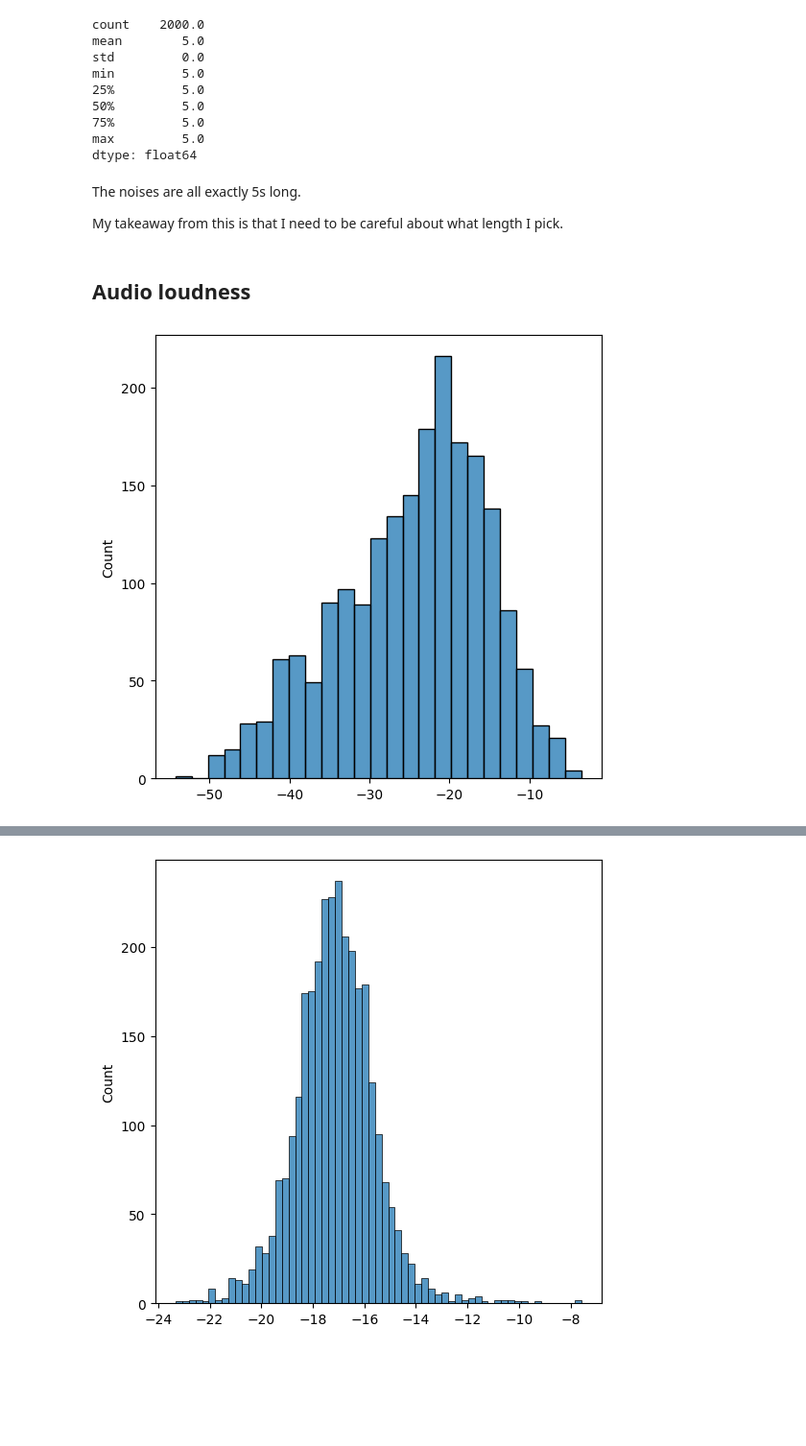
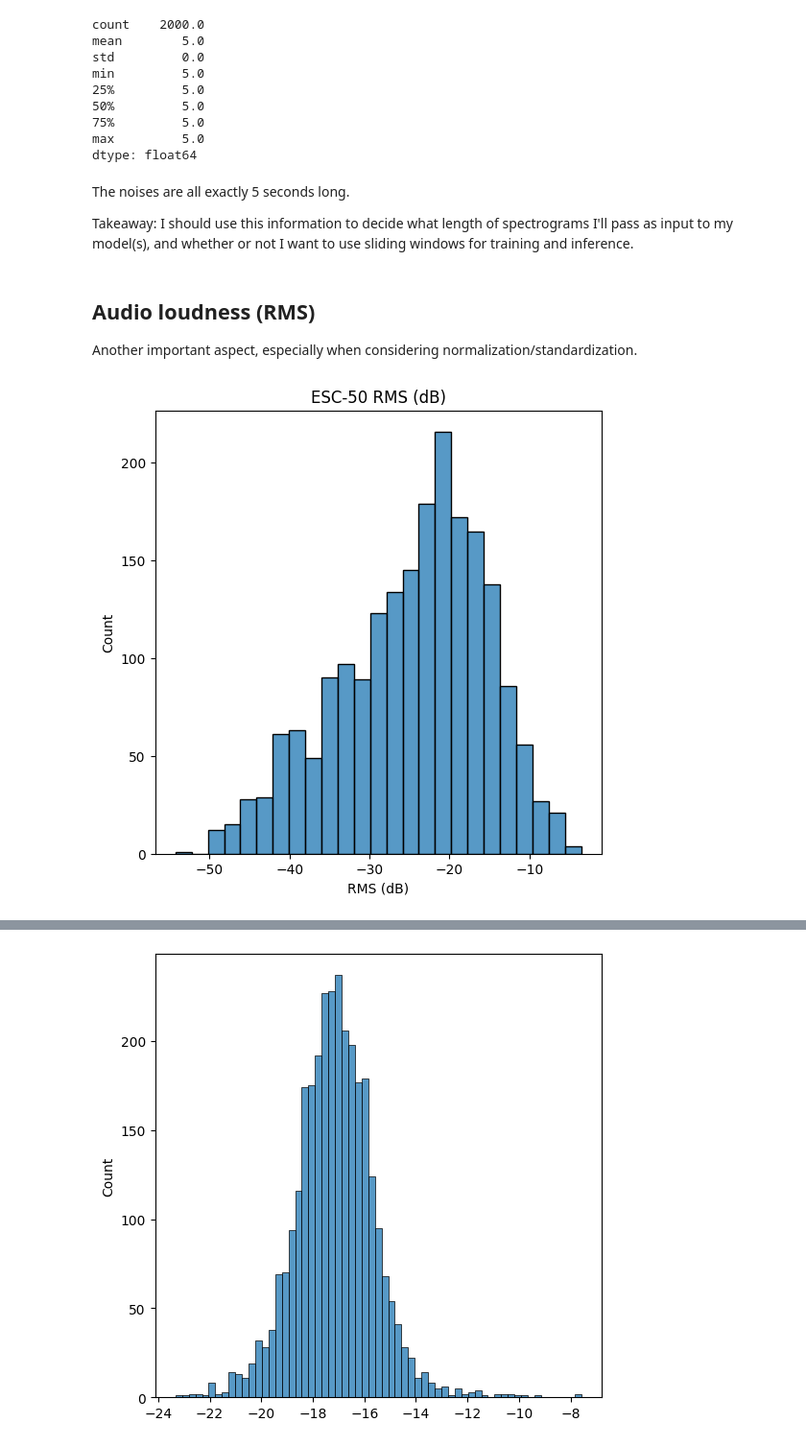
Before and after one commit to 24f2008014/dl-genai-project-26-t1, a Jupyter notebook: notebooks/eda.ipynb, the cells around one changed output, grey strips where cells are left out. Shown at 96% size. Cells and saved outputs as stored; diff of their text form; code cells hidden in the pictures; blank space fills up the shorter version.

```diff
--- a/notebooks/eda.ipynb
+++ b/notebooks/eda.ipynb
@@ -171,16 +170,19 @@ min         5.0
 max         5.0
 dtype: float64
 # %% [markdown]
-The noises are all exactly 5s long.
+The noises are all exactly 5 seconds long.
 
-My takeaway from this is that I need to be careful about what length I pick.
+Takeaway: I should use this information to decide what length of spectrograms I'll pass as input to my model(s), and whether or not I want to use sliding windows for training and inference.
 # %% [markdown]
-## Audio loudness
+## Audio loudness (RMS)
+
+Another important aspect, especially when considering normalization/standardization.
 # %%
 noise_rmses = [rms_db(load_audio(path=f, sr=config.SR)) for f in noises]
+plt.figure(figsize=(6,6))
+sns.histplot(noise_rmses)
+plt.title("ESC-50 RMS (dB)")
+plt.xlabel("RMS (dB)")
+plt.show()
+# %% [output]
+[figure, added]
-# %%
-plt.figure(figsize=(6,6))
-sns.histplot(noise_rmses)
-plt.show()
-# %% [output]
-[figure, removed]
```
Also changed, not shown: parts of 37 cells of this notebook.
